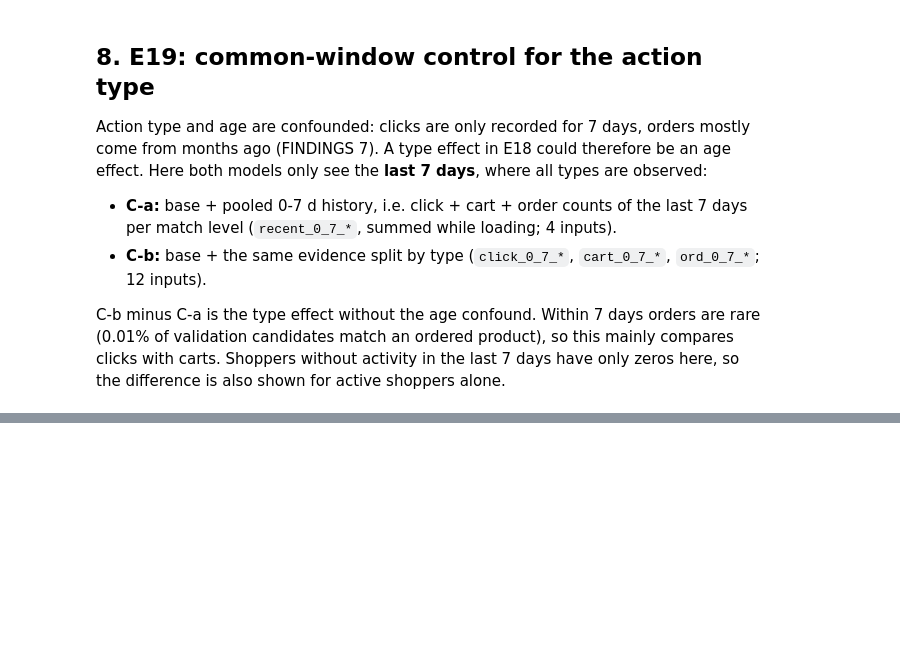
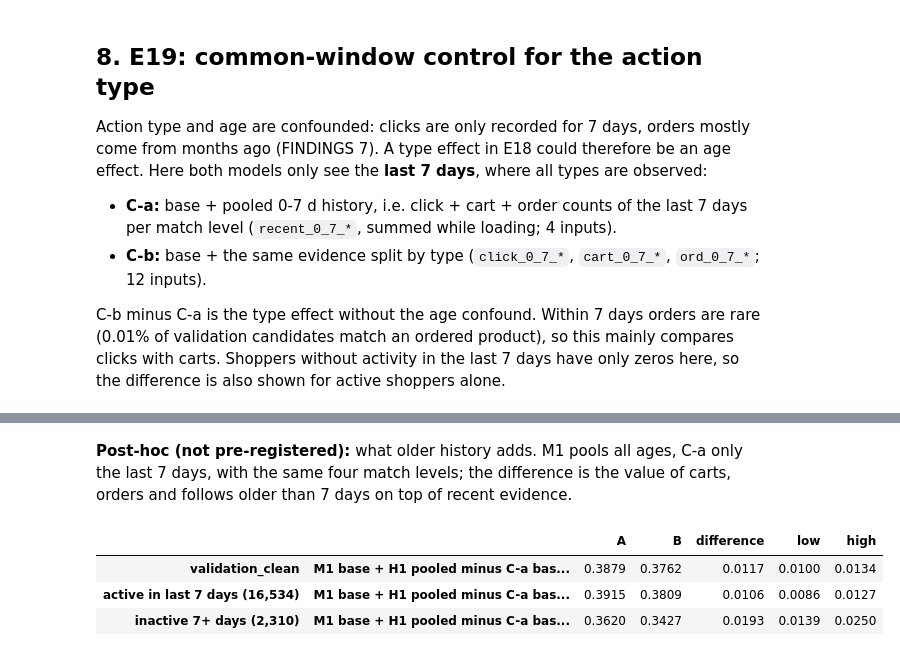
Before and after one commit to liamkunert/BT4222-group17-jdsearch, a Jupyter notebook: notebooks/05_models.ipynb, the cells around one changed output, grey strips where cells are left out. Drawn from its saved outputs; the diff is of its cells as text; code cells hidden in the pictures; blank space fills up the shorter version.

```diff
--- a/notebooks/05_models.ipynb
+++ b/notebooks/05_models.ipynb
@@ -781,0 +830,11 @@ pd.read_csv(RESULTS).query("experiment == 'E19'")
+# %% [markdown]
+**Post-hoc (not pre-registered):** what older history adds. M1 pools all ages, C-a only the last 7 days, with the same four match levels; the difference is the value of carts, orders and follows older than 7 days on top of recent evidence.
+# %%
+pd.concat({"validation_clean": paired_table([(M1, CA)]),
+           f"active in last 7 days ({len(active):,})": paired_table([(M1, CA)], active),
+           f"inactive 7+ days ({len(inactive):,})": paired_table([(M1, CA)], inactive)})
+# %% [output]
+|  |  | A | B | difference | low | high |
+| validation_clean | M1 base + H1 pooled minus C-a bas... | 0.3879 | 0.3762 | 0.0117 | 0.0100 | 0.0134 |
+| active in last 7 days (16,534) | M1 base + H1 pooled minus C-a bas... | 0.3915 | 0.3809 | 0.0106 | 0.0086 | 0.0127 |
+| inactive 7+ days (2,310) | M1 base + H1 pooled minus C-a bas... | 0.3620 | 0.3427 | 0.0193 | 0.0139 | 0.0250 |
```
Also changed, not shown: parts of 11 cells of this notebook, 4 other files.
